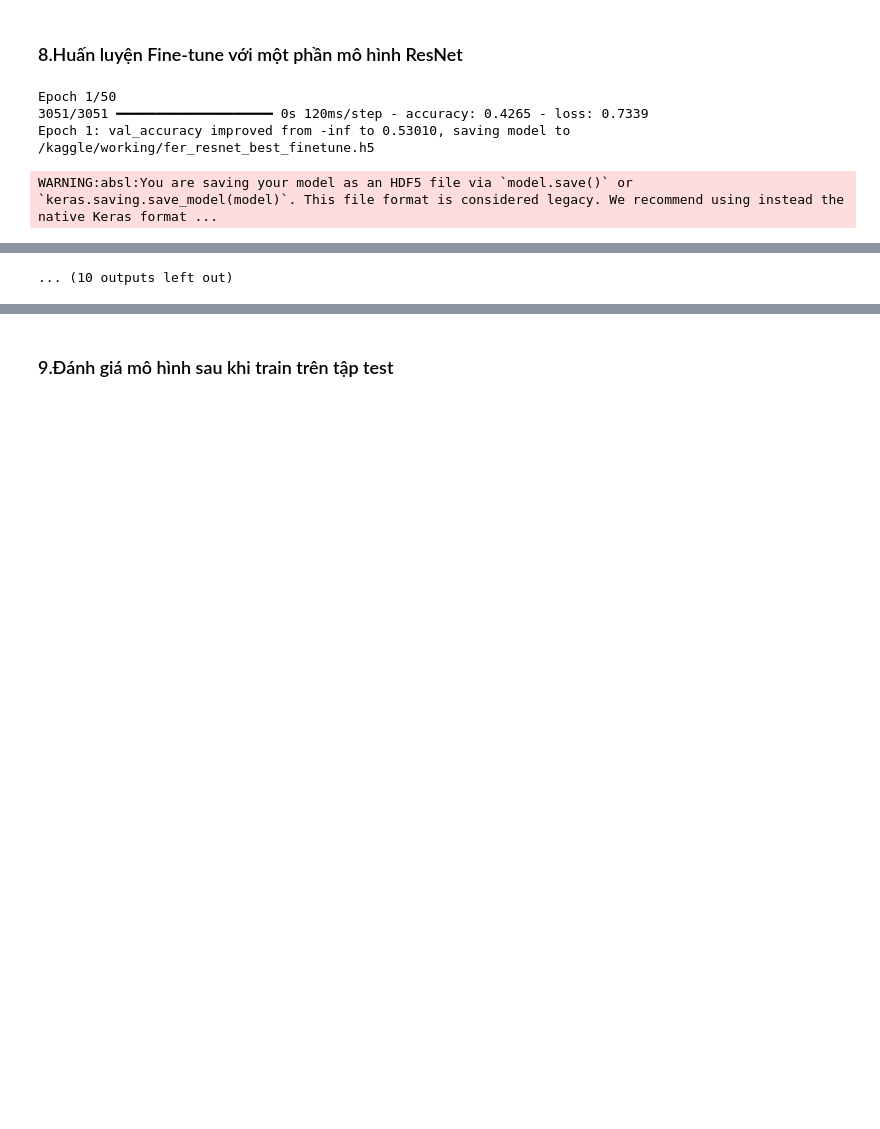
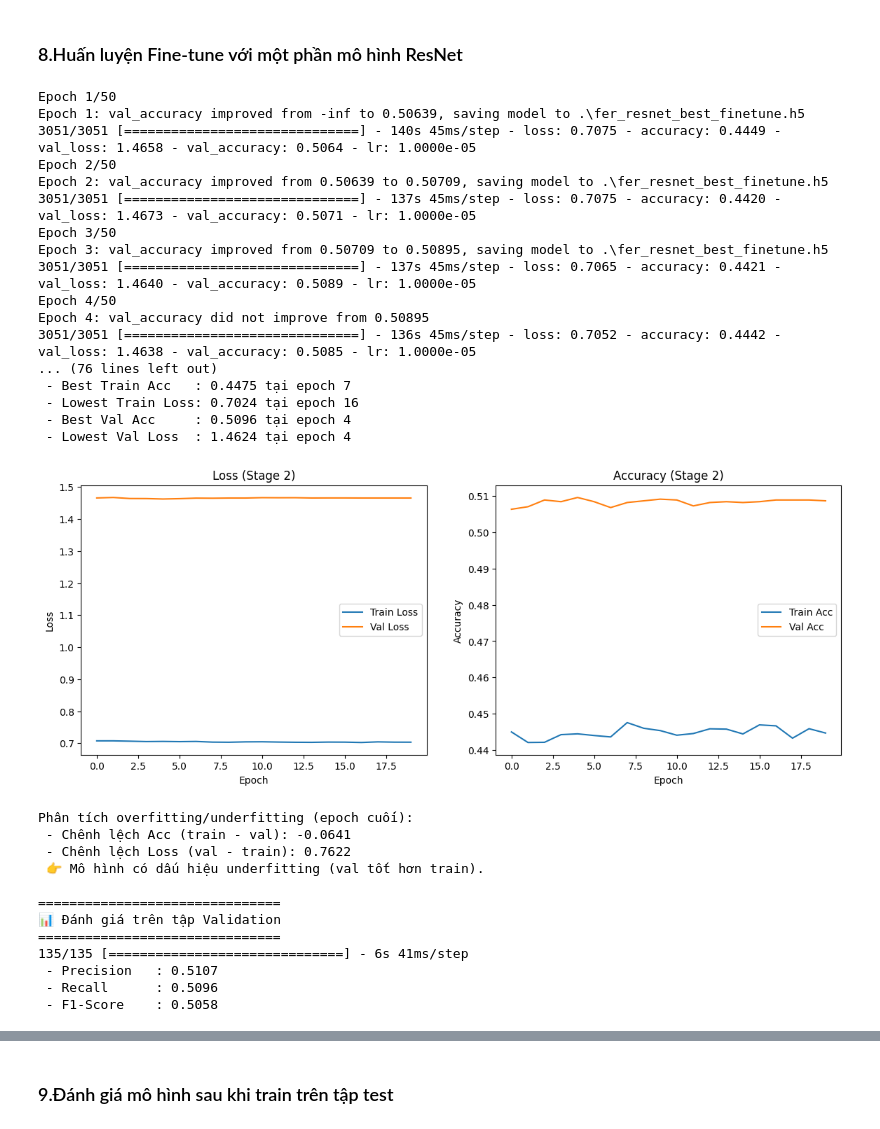
Before and after one commit to HariDaCoder/assigment4_CV, a Jupyter notebook: training.ipynb, the cells around one changed output, grey strips where cells are left out. Drawn from its saved outputs; the diff is of its cells as text; code cells hidden in the pictures; blank space fills up the shorter version.

```diff
--- a/training.ipynb
+++ b/training.ipynb
@@ -602,7 +563,7 @@ model.compile(
     metrics=["accuracy"]
 )
 
-CHECKPOINT_PATH_FT = "/kaggle/working/fer_resnet_best_finetune.h5"
+CHECKPOINT_PATH_FT = "./fer_resnet_best_finetune.h5"
 
 callbacks_ft = [
     ModelCheckpoint(
@@ -613,33 +574,59 @@ callbacks_ft = [
         save_weights_only=False,
         verbose=1
     ),
     ReduceLROnPlateau(
         monitor="val_loss",
         factor=0.25,
         patience=3,
         verbose=1
     ),
     EarlyStopping(
         monitor="val_accuracy",
         mode="max",
         patience=15,
         restore_best_weights=True,
         verbose=1
     )
 ]
 
 EPOCHS_2 = 50
 
 history_2 = model.fit(
     train_ds,
     validation_data=val_ds,
     epochs=EPOCHS_2,
     callbacks=callbacks_ft,
     class_weight=class_weights_dict
 )
 summarize_training(history_2, model, train_ds, val_ds, stage_name="Stage 2")
 # %% [output]
 Epoch 1/50
-3051/3051 ━━━━━━━━━━━━━━━━━━━━ 0s 120ms/step - accuracy: 0.4265 - loss: 0.7339
-Epoch 1: val_accuracy improved from -inf to 0.53010, saving model to /kaggle/working/fer_resnet_best_finetune.h5
+Epoch 1: val_accuracy improved from -inf to 0.50639, saving model to .\fer_resnet_best_finetune.h5
+3051/3051 [==============================] - 140s 45ms/step - loss: 0.7075 - accuracy: 0.4449 - val_loss: 1.4658 - val_accuracy: 0.5064 - lr: 1.0000e-05
+Epoch 2/50
+Epoch 2: val_accuracy improved from 0.50639 to 0.50709, saving model to .\fer_resnet_best_finetune.h5
+3051/3051 [==============================] - 137s 45ms/step - loss: 0.7075 - accuracy: 0.4420 - val_loss: 1.4673 - val_accuracy: 0.5071 - lr: 1.0000e-05
+Epoch 3/50
+Epoch 3: val_accuracy improved from 0.50709 to 0.50895, saving model to .\fer_resnet_best_finetune.h5
+3051/3051 [==============================] - 137s 45ms/step - loss: 0.7065 - accuracy: 0.4421 - val_loss: 1.4640 - val_accuracy: 0.5089 - lr: 1.0000e-05
+Epoch 4/50
+Epoch 4: val_accuracy did not improve from 0.50895
+3051/3051 [==============================] - 136s 45ms/step - loss: 0.7052 - accuracy: 0.4442 - val_loss: 1.4638 - val_accuracy: 0.5085 - lr: 1.0000e-05
+... (76 lines left out)
+ - Best Train Acc   : 0.4475 tại epoch 7
+ - Lowest Train Loss: 0.7024 tại epoch 16
+ - Best Val Acc     : 0.5096 tại epoch 4
+ - Lowest Val Loss  : 1.4624 tại epoch 4
+[figure, added]
-WARNING:absl:You are saving your model as an HDF5 file via `model.save()` or `keras.saving.save_model(model)`. This file format is considered legacy. We recommend using instead the native Keras format ...
+Phân tích overfitting/underfitting (epoch cuối):
+ - Chênh lệch Acc (train - val): -0.0641
+ - Chênh lệch Loss (val - train): 0.7622
+ 👉 Mô hình có dấu hiệu underfitting (val tốt hơn train).
+
+===============================
+📊 Đánh giá trên tập Validation
+===============================
+135/135 [==============================] - 6s 41ms/step
+ - Precision   : 0.5107
+ - Recall      : 0.5096
+ - F1-Score    : 0.5058
@@ -671 +632,0 @@ WARNING:absl:You are saving your model as an HDF5 file via `model.save()` or `ke
-... (10 outputs left out)
```
Also changed, not shown: parts of 8 cells of this notebook, 13 other files.
